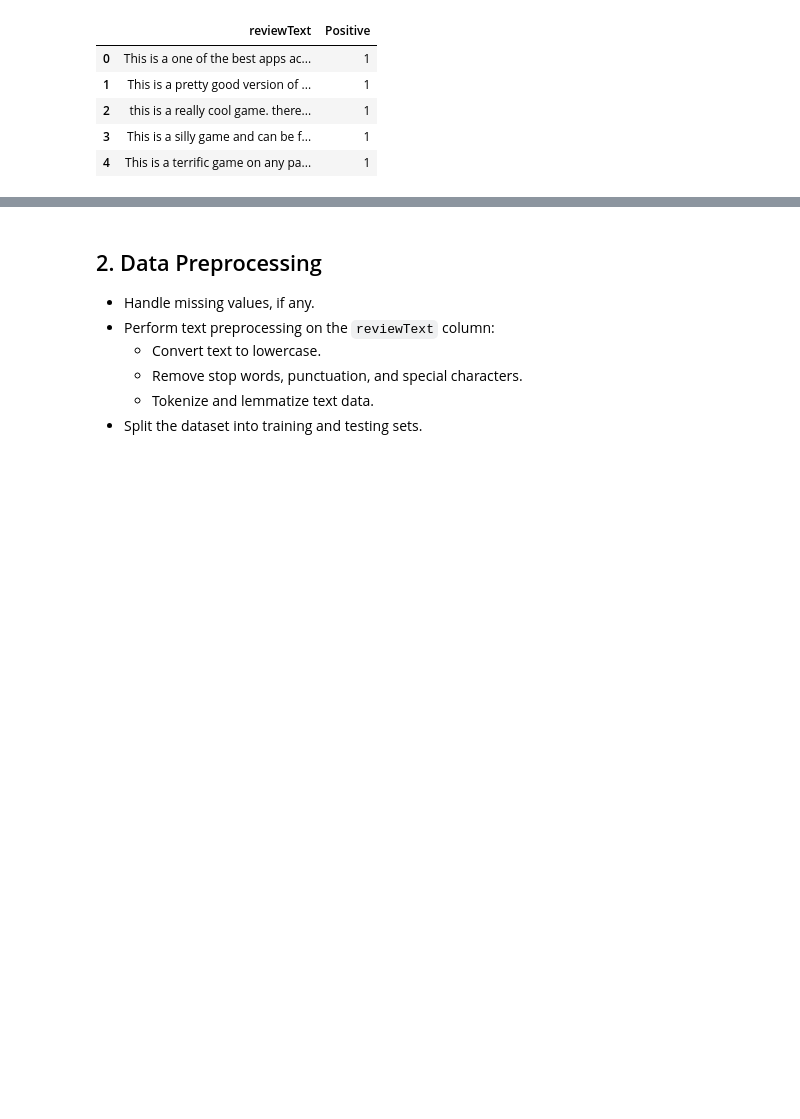
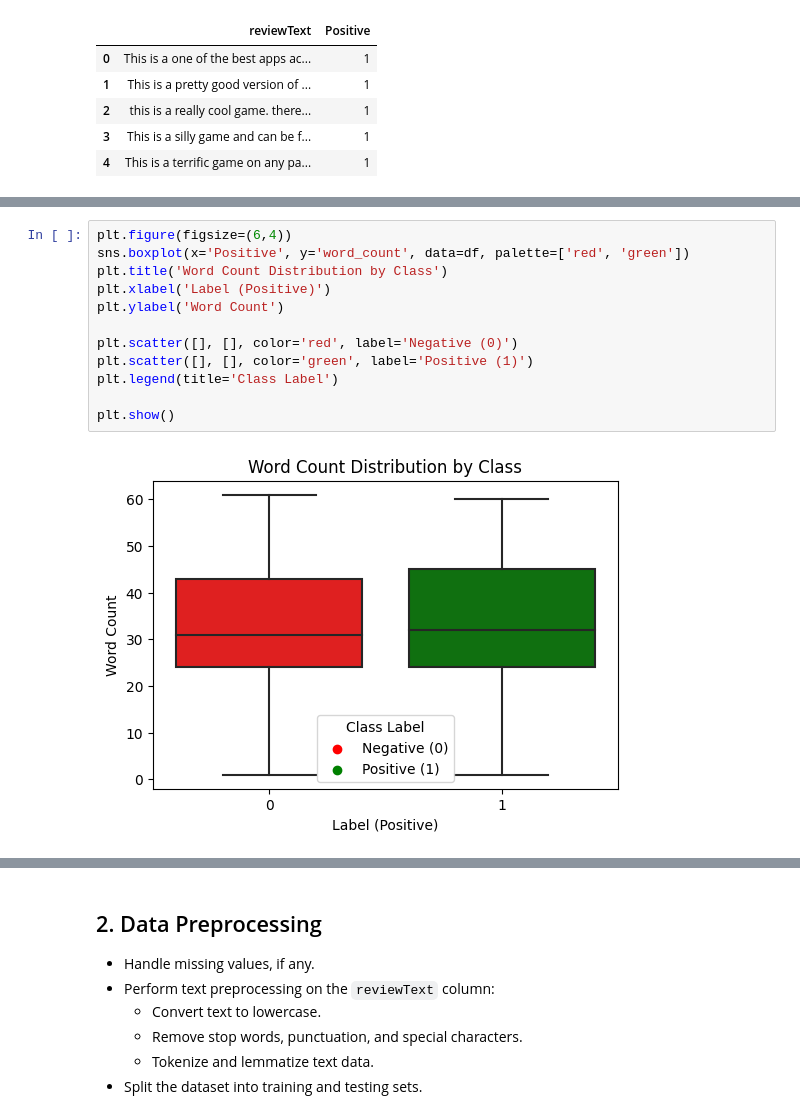
Before and after one commit to Rashedul023/Sentiment-Analysis, a Jupyter notebook: Sentiment Analysis on Amazon Product Reviews (1).ipynb, the cells around one changed output, grey strips where cells are left out. Drawn from its saved outputs; the diff is of its cells as text; blank space fills up the shorter version.

```diff
--- a/Sentiment Analysis on Amazon Product Reviews (1).ipynb
+++ b/Sentiment Analysis on Amazon Product Reviews (1).ipynb
@@ -35,0 +103,14 @@ df.head()
+# %%
+plt.figure(figsize=(6,4))
+sns.boxplot(x='Positive', y='word_count', data=df, palette=['red', 'green'])
+plt.title('Word Count Distribution by Class')
+plt.xlabel('Label (Positive)')
+plt.ylabel('Word Count')
+
+plt.scatter([], [], color='red', label='Negative (0)')
+plt.scatter([], [], color='green', label='Positive (1)')
+plt.legend(title='Class Label')
+
+plt.show()
+# %% [output]
+[figure, added]
```
Also changed, not shown: parts of 35 cells of this notebook.
